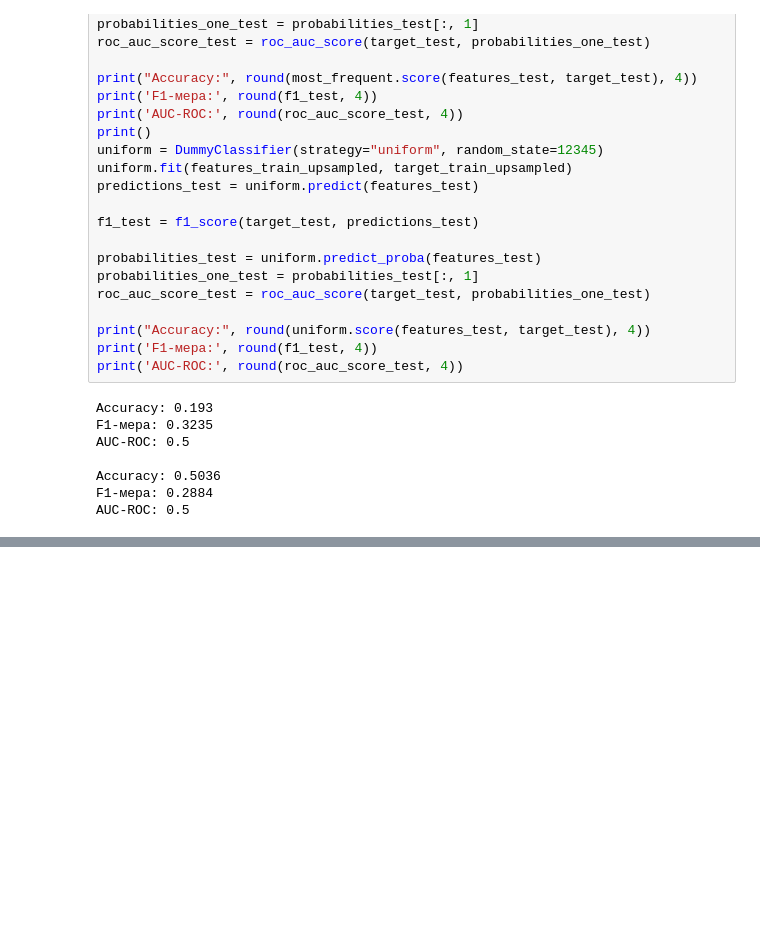
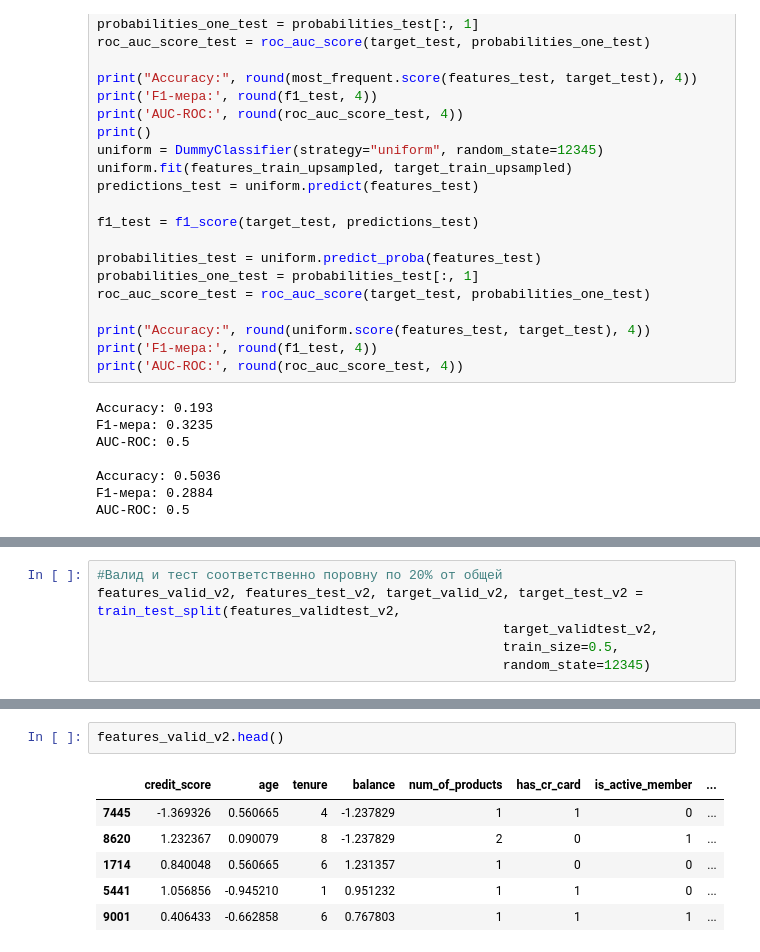
Before and after one commit to Vasilenko-SD/customer_outflow, a Jupyter notebook: customer_outflow.ipynb, the cells around one changed output, grey strips where cells are left out. Saved outputs shown, nothing was run; the diff lists cells and outputs as text; blank space fills up the shorter version.

```diff
--- a/customer_outflow.ipynb
+++ b/customer_outflow.ipynb
@@ -958,0 +1017,6 @@ AUC-ROC: 0.5
+# %%
+#Валид и тест соответственно поровну по 20% от общей
+features_valid_v2, features_test_v2, target_valid_v2, target_test_v2 = train_test_split(features_validtest_v2,
+                                                    target_validtest_v2,
+                                                    train_size=0.5,
+                                                    random_state=12345)
@@ -958,0 +1075,9 @@ AUC-ROC: 0.5
+# %%
+features_valid_v2.head()
+# %% [output]
+|  | credit_score | age | tenure | balance | num_of_products | has_cr_card | is_active_member | ... |
+| 7445 | -1.369326 | 0.560665 | 4 | -1.237829 | 1 | 1 | 0 | ... |
+| 8620 | 1.232367 | 0.090079 | 8 | -1.237829 | 2 | 0 | 1 | ... |
+| 1714 | 0.840048 | 0.560665 | 6 | 1.231357 | 1 | 0 | 0 | ... |
+| 5441 | 1.056856 | -0.945210 | 1 | 0.951232 | 1 | 1 | 0 | ... |
+| 9001 | 0.406433 | -0.662858 | 6 | 0.767803 | 1 | 1 | 1 | ... |
```
Also changed, not shown: parts of 55 cells of this notebook.
